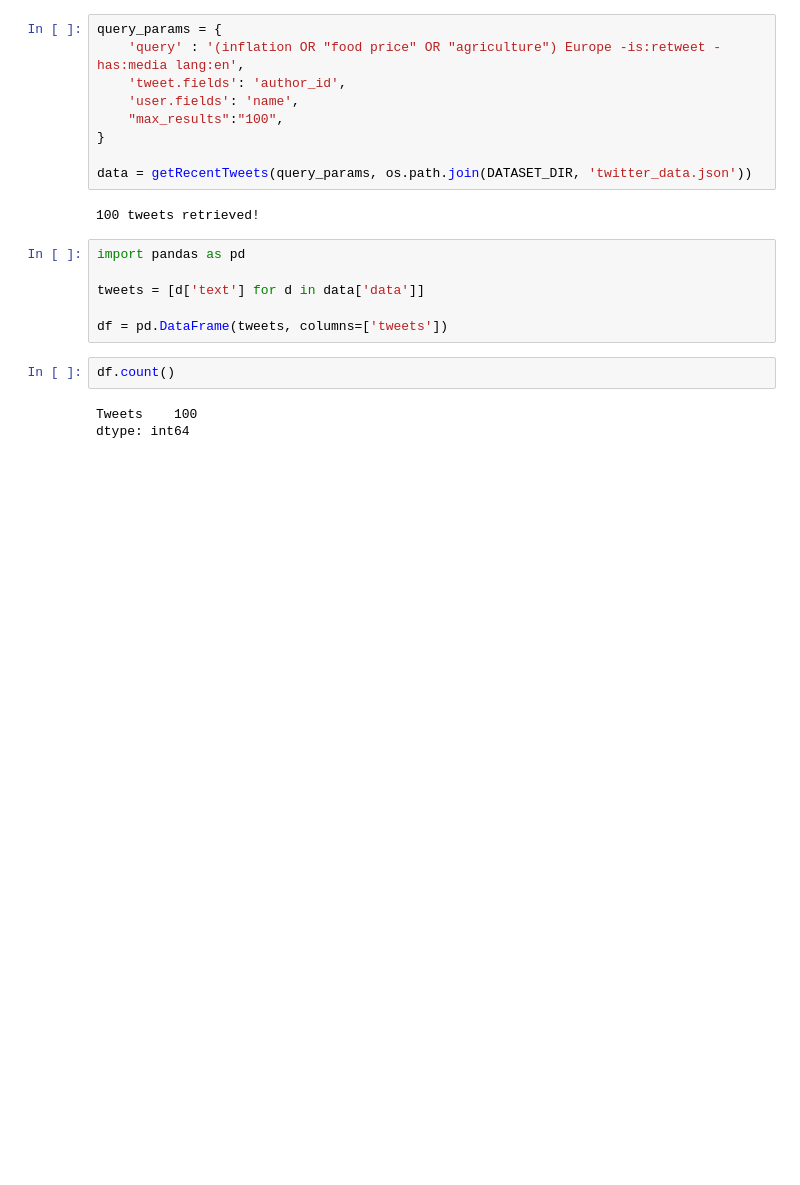
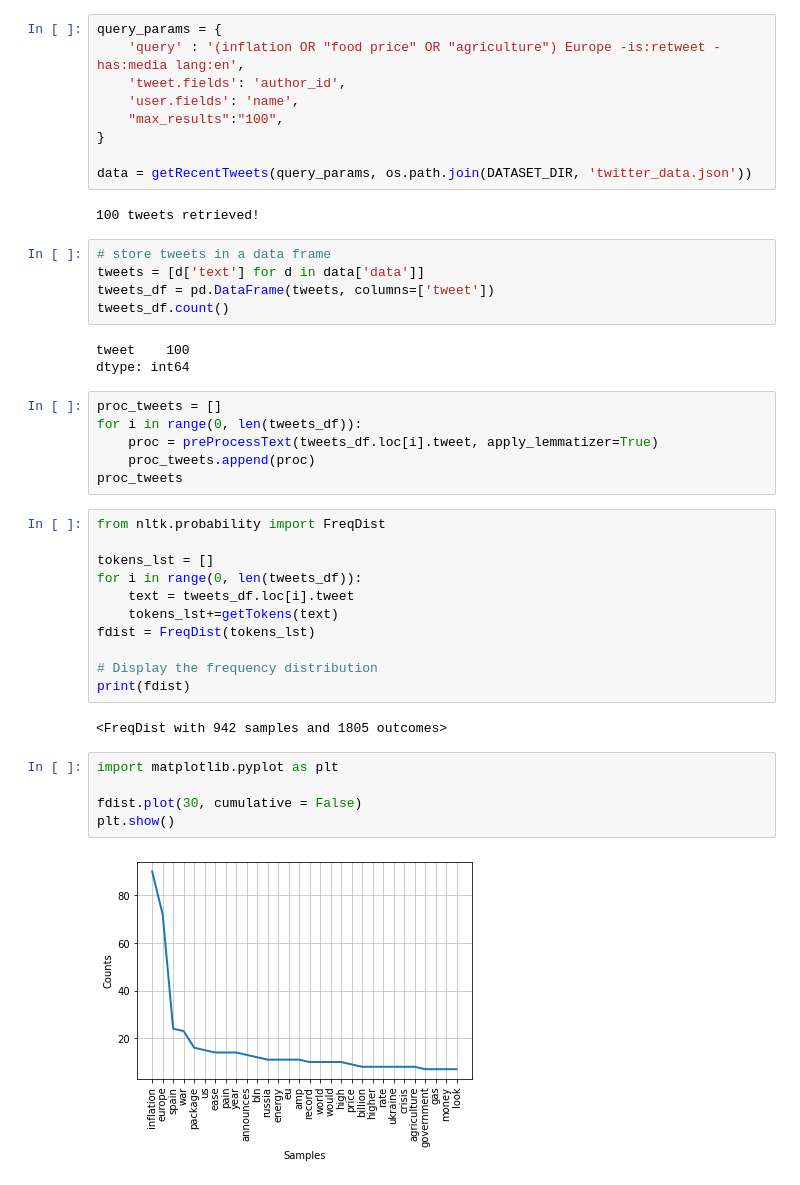
Before and after one commit to CCT-MastersDA/cct-ca2, a Jupyter notebook: jupyter/ML.ipynb, the cells around one changed output. Saved outputs shown, nothing was run; the diff lists cells and outputs as text; blank space fills up the shorter version.

```diff
--- a/jupyter/ML.ipynb
+++ b/jupyter/ML.ipynb
@@ -155,13 +213,36 @@ data = getRecentTweets(query_params, os.path.join(DATASET_DIR, 'twitter_data.jso
 # %% [output]
 100 tweets retrieved!
 # %%
-import pandas as pd
-
+# store tweets in a data frame
 tweets = [d['text'] for d in data['data']]
-
-df = pd.DataFrame(tweets, columns=['tweets'])
+tweets_df = pd.DataFrame(tweets, columns=['tweet'])
+tweets_df.count()
+# %% [output]
+tweet    100
+dtype: int64
-# %%
-df.count()
-# %% [output]
-Tweets    100
-dtype: int64
+# %%
+proc_tweets = []
+for i in range(0, len(tweets_df)):
+    proc = preProcessText(tweets_df.loc[i].tweet, apply_lemmatizer=True)
+    proc_tweets.append(proc)
+proc_tweets
+# %%
+from nltk.probability import FreqDist
+
+tokens_lst = []
+for i in range(0, len(tweets_df)):
+    text = tweets_df.loc[i].tweet
+    tokens_lst+=getTokens(text)
+fdist = FreqDist(tokens_lst)
+
+# Display the frequency distribution
+print(fdist)
+# %% [output]
+<FreqDist with 942 samples and 1805 outcomes>
+# %%
+import matplotlib.pyplot as plt
+
+fdist.plot(30, cumulative = False)
+plt.show()
+# %% [output]
+[figure, added]
```
Also changed, not shown: parts of 7 cells of this notebook, 1 other file.
